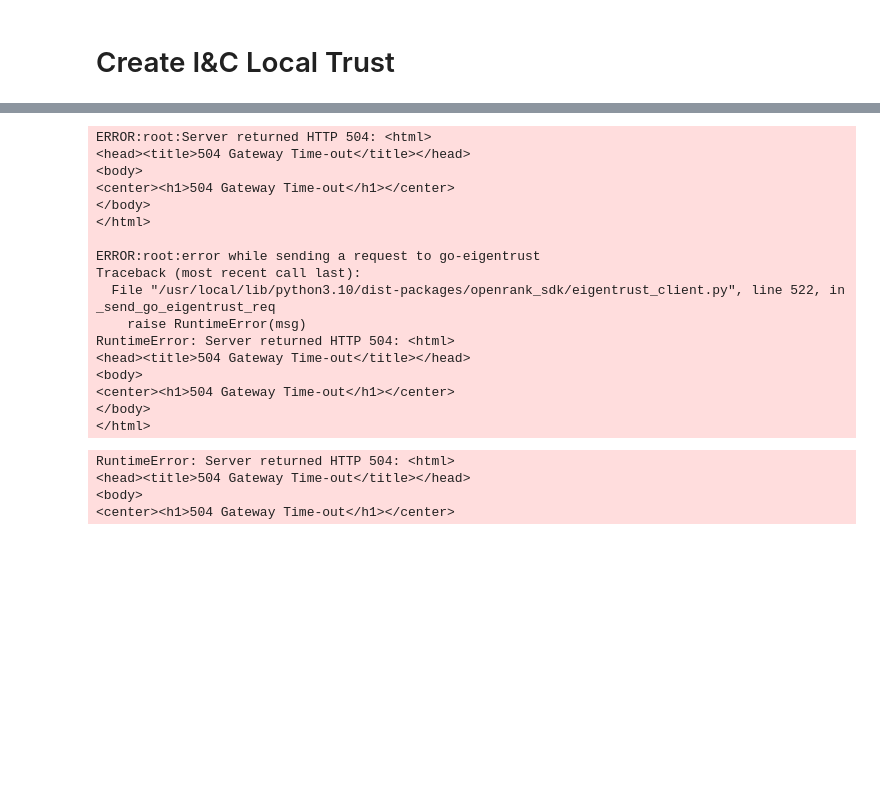
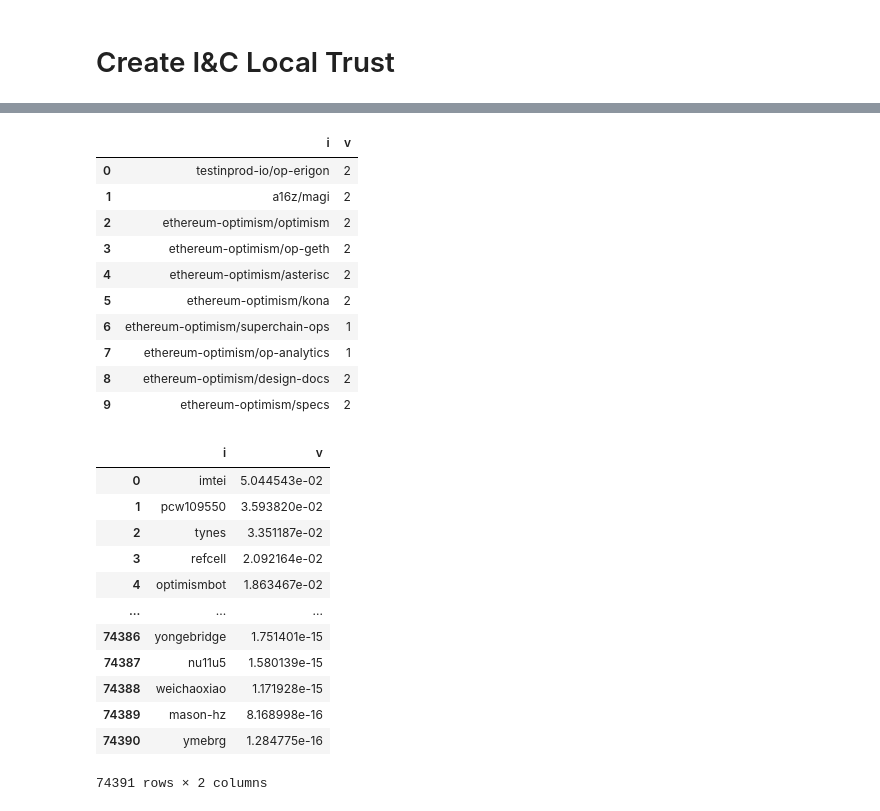
Before and after one commit to openrankprotocol/interest-and-credit-notebooks, a Jupyter notebook: OpenRank + GitHub I&C for Retrofunding R5 Voter Selection.ipynb, the cells around one changed output, grey strips where cells are left out. Drawn from its saved outputs; the diff is of its cells as text; code cells hidden in the pictures; blank space fills up the shorter version.

```diff
--- a/OpenRank + GitHub I&C for Retrofunding R5 Voter Selection.ipynb
+++ b/OpenRank + GitHub I&C for Retrofunding R5 Voter Selection.ipynb
@@ -121,5 +169,5 @@ localtrust = list(dataframe.to_dict("records"))
 # %%
-pretrust = [
+pretrust = pd.DataFrame([
     dict(i='testinprod-io/op-erigon', v=2),
     dict(i='a16z/magi', v=2),
     dict(i='ethereum-optimism/optimism', v=2),
@@ -130,29 +178,17 @@ pretrust = [
     dict(i='ethereum-optimism/op-analytics', v=1),
     dict(i='ethereum-optimism/design-docs', v=2),
     dict(i='ethereum-optimism/specs', v=2),
-]
-a = EigenTrust(host_url='https://ek-go-eigentrust.k3l.io')
-scores = a.run_eigentrust(localtrust, pretrust, alpha=0.2, check_freq=2, scale='raw')
-scores
+])
+pretrust
 # %% [output]
-ERROR:root:Server returned HTTP 504: <html>
-<head><title>504 Gateway Time-out</title></head>
-<body>
-<center><h1>504 Gateway Time-out</h1></center>
-</body>
-</html>
-
-ERROR:root:error while sending a request to go-eigentrust
-Traceback (most recent call last):
-  File "/usr/local/lib/python3.10/dist-packages/openrank_sdk/eigentrust_client.py", line 522, in _send_go_eigentrust_req
-    raise RuntimeError(msg)
-RuntimeError: Server returned HTTP 504: <html>
-<head><title>504 Gateway Time-out</title></head>
-<body>
-<center><h1>504 Gateway Time-out</h1></center>
-</body>
-</html>
-RuntimeError: Server returned HTTP 504: <html>
-<head><title>504 Gateway Time-out</title></head>
-<body>
-<center><h1>504 Gateway Time-out</h1></center>
+|  | i | v |
+| 0 | testinprod-io/op-erigon | 2 |
+| 1 | a16z/magi | 2 |
+| 2 | ethereum-optimism/optimism | 2 |
+| 3 | ethereum-optimism/op-geth | 2 |
+| 4 | ethereum-optimism/asterisc | 2 |
+| 5 | ethereum-optimism/kona | 2 |
+| 6 | ethereum-optimism/superchain-ops | 1 |
+| 7 | ethereum-optimism/op-analytics | 1 |
+| 8 | ethereum-optimism/design-docs | 2 |
+| 9 | ethereum-optimism/specs | 2 |
@@ -158,0 +207,17 @@ RuntimeError: Server returned HTTP 504: <html>
+# %%
+user_scores = pd.DataFrame(sorted((iv for iv in scores2 if '/' not in iv['i']), key=lambda iv: -iv['v']))
+user_scores
+# %% [output]
+|  | i | v |
+| 0 | imtei | 5.044543e-02 |
+| 1 | pcw109550 | 3.593820e-02 |
+| 2 | tynes | 3.351187e-02 |
+| 3 | refcell | 2.092164e-02 |
+| 4 | optimismbot | 1.863467e-02 |
+| ... | ... | ... |
+| 74386 | yongebridge | 1.751401e-15 |
+| 74387 | nu11u5 | 1.580139e-15 |
+| 74388 | weichaoxiao | 1.171928e-15 |
+| 74389 | mason-hz | 8.168998e-16 |
+| 74390 | ymebrg | 1.284775e-16 |
+74391 rows × 2 columns
```
Also changed, not shown: parts of 12 cells of this notebook.
